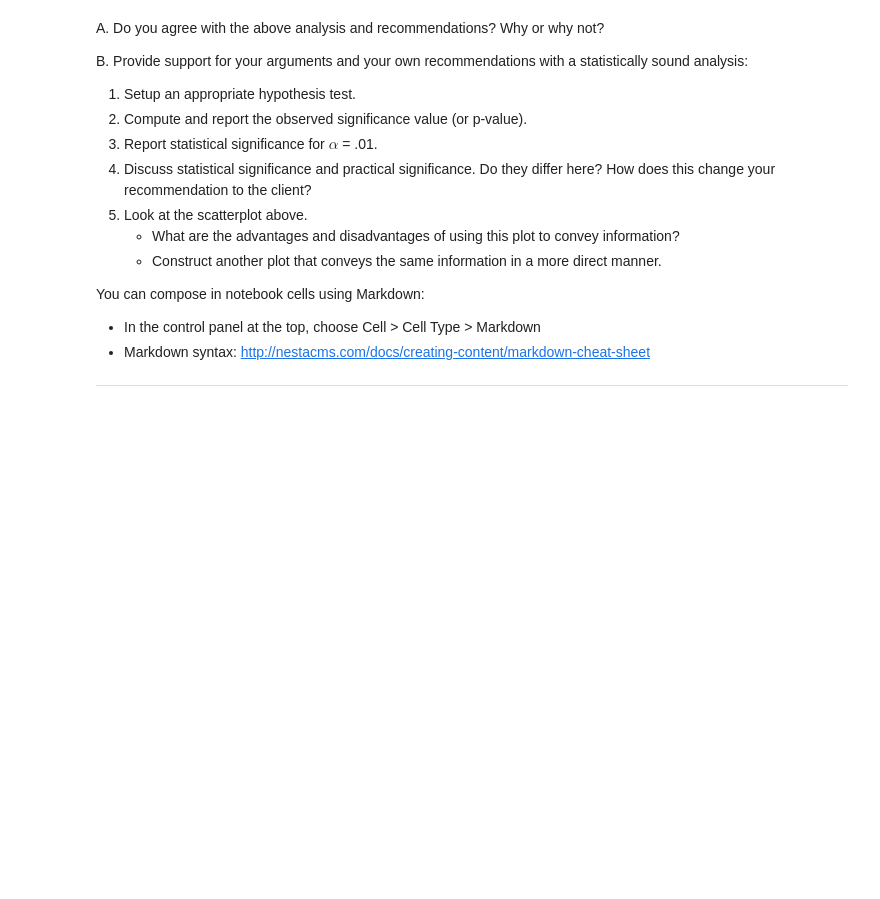
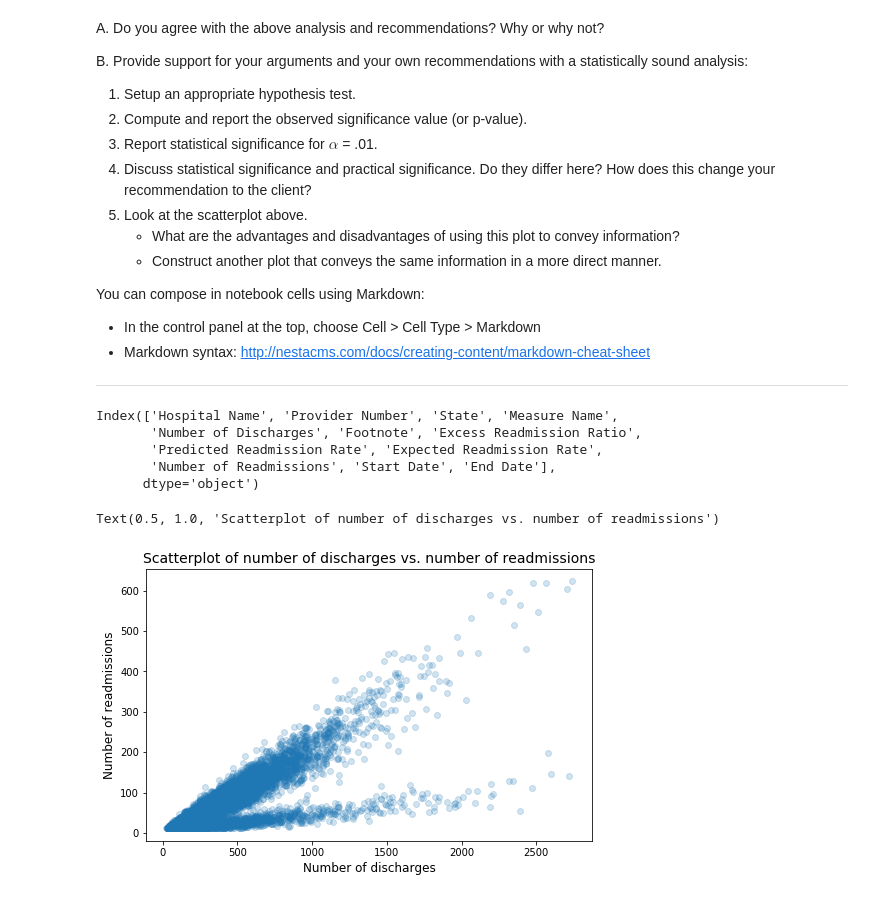
Before and after one commit to earny-joe/Springboard-DS-Portfolio, a Jupyter notebook: unit8/reduce-hospital-readmissions/hospital_readmit/sliderule_dsi_inferential_statistics_exercise_3.ipynb, the cells around one changed output. Cells and saved outputs as stored; diff of their text form; code cells hidden in the pictures; blank space fills up the shorter version.

```diff
--- a/unit8/reduce-hospital-readmissions/hospital_readmit/sliderule_dsi_inferential_statistics_exercise_3.ipynb
+++ b/unit8/reduce-hospital-readmissions/hospital_readmit/sliderule_dsi_inferential_statistics_exercise_3.ipynb
@@ -112,3 +112,24 @@ You can compose in notebook cells using Markdown:
 ****
 # %%
 # Your turn
+# %%
+clean_hospital_read_df.columns
+# %% [output]
+Index(['Hospital Name', 'Provider Number', 'State', 'Measure Name',
+       'Number of Discharges', 'Footnote', 'Excess Readmission Ratio',
+       'Predicted Readmission Rate', 'Expected Readmission Rate',
+       'Number of Readmissions', 'Start Date', 'End Date'],
+      dtype='object')
+# %%
+x1 = [a for a in clean_hospital_read_df['Number of Discharges'][81:-3]]
+y1 = list(clean_hospital_read_df['Number of Readmissions'][81:-3])
+
+fig, ax = plt.subplots(figsize=(8,5))
+ax.scatter(x1, y1, alpha=0.2)
+
+ax.set_xlabel('Number of discharges', fontsize=12)
+ax.set_ylabel('Number of readmissions', fontsize=12)
+ax.set_title('Scatterplot of number of discharges vs. number of readmissions', fontsize=14)
+# %% [output]
+Text(0.5, 1.0, 'Scatterplot of number of discharges vs. number of readmissions')
+[figure, added]
```
Also changed, not shown: parts of 22 cells of this notebook.
